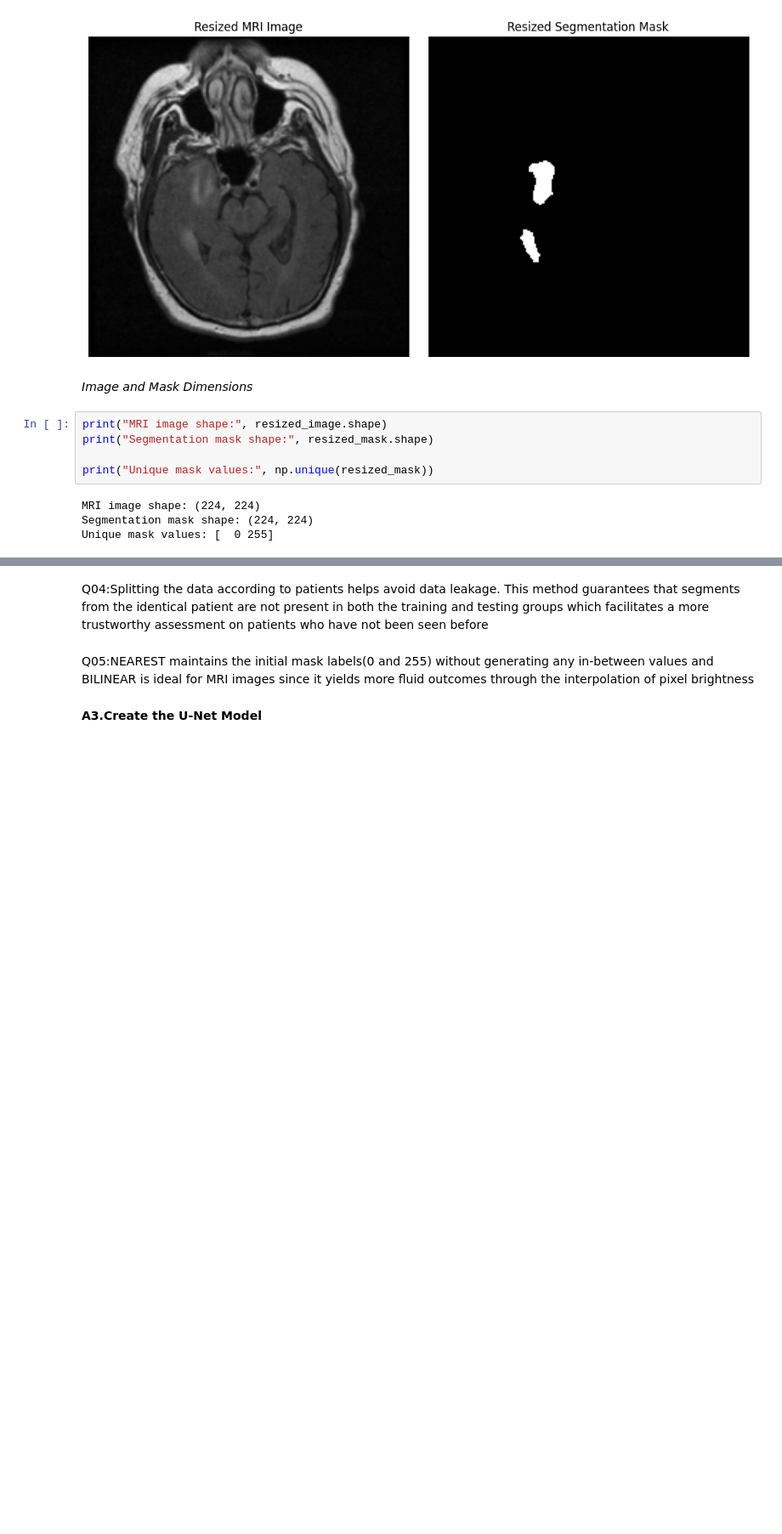
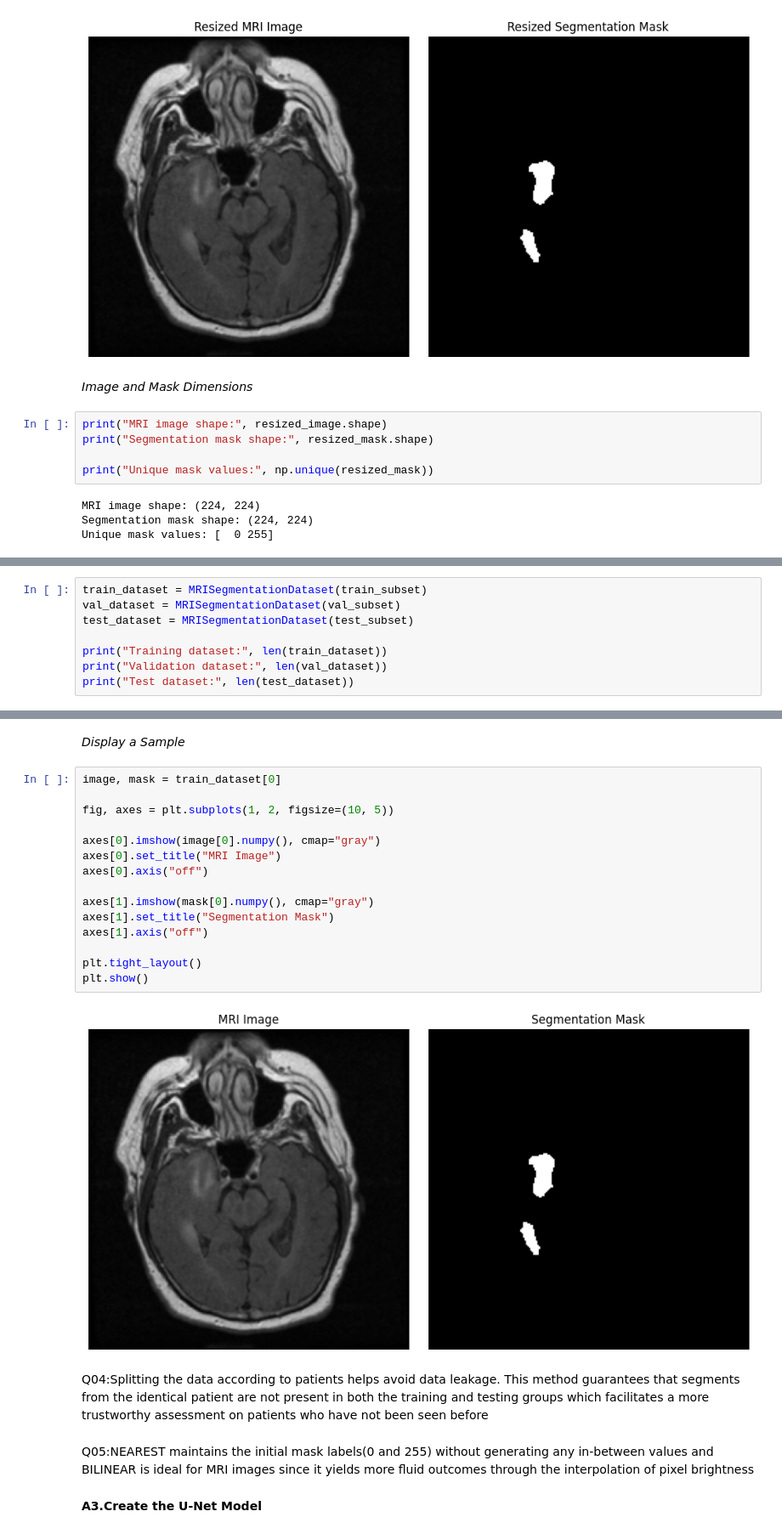
Before and after one commit to benameur21/Brain-Tumor-Segmentation-UNet-TL, a Jupyter notebook: Brain_tumor.ipynb, the cells around one changed output, grey strips where cells are left out. Shown at 85% size. Drawn from its saved outputs; the diff is of its cells as text; blank space fills up the shorter version.

Commit message:
feat: create MRI segmentation datasets and DataLoaders

```diff
--- a/Brain_tumor.ipynb
+++ b/Brain_tumor.ipynb
@@ -501,0 +541,8 @@ Unique mask values: [  0 255]
+# %%
+train_dataset = MRISegmentationDataset(train_subset)
+val_dataset = MRISegmentationDataset(val_subset)
+test_dataset = MRISegmentationDataset(test_subset)
+
+print("Training dataset:", len(train_dataset))
+print("Validation dataset:", len(val_dataset))
+print("Test dataset:", len(test_dataset))
@@ -502,3 +601,22 @@ Unique mask values: [  0 255]
+# %% [markdown]
+*Display a Sample*
+# %%
+image, mask = train_dataset[0]
+
+fig, axes = plt.subplots(1, 2, figsize=(10, 5))
+
+axes[0].imshow(image[0].numpy(), cmap="gray")
+axes[0].set_title("MRI Image")
+axes[0].axis("off")
+
+axes[1].imshow(mask[0].numpy(), cmap="gray")
+axes[1].set_title("Segmentation Mask")
+axes[1].axis("off")
+
+plt.tight_layout()
+plt.show()
+# %% [output]
+[figure, added]
 # %% [markdown]
 Q04:Splitting the data according to patients helps avoid data leakage. This method guarantees that segments from the identical patient are not present in both the training and testing groups which facilitates a more trustworthy assessment on patients who have not been seen before
 # %% [markdown]
```
Also changed, not shown: parts of 25 cells of this notebook.
